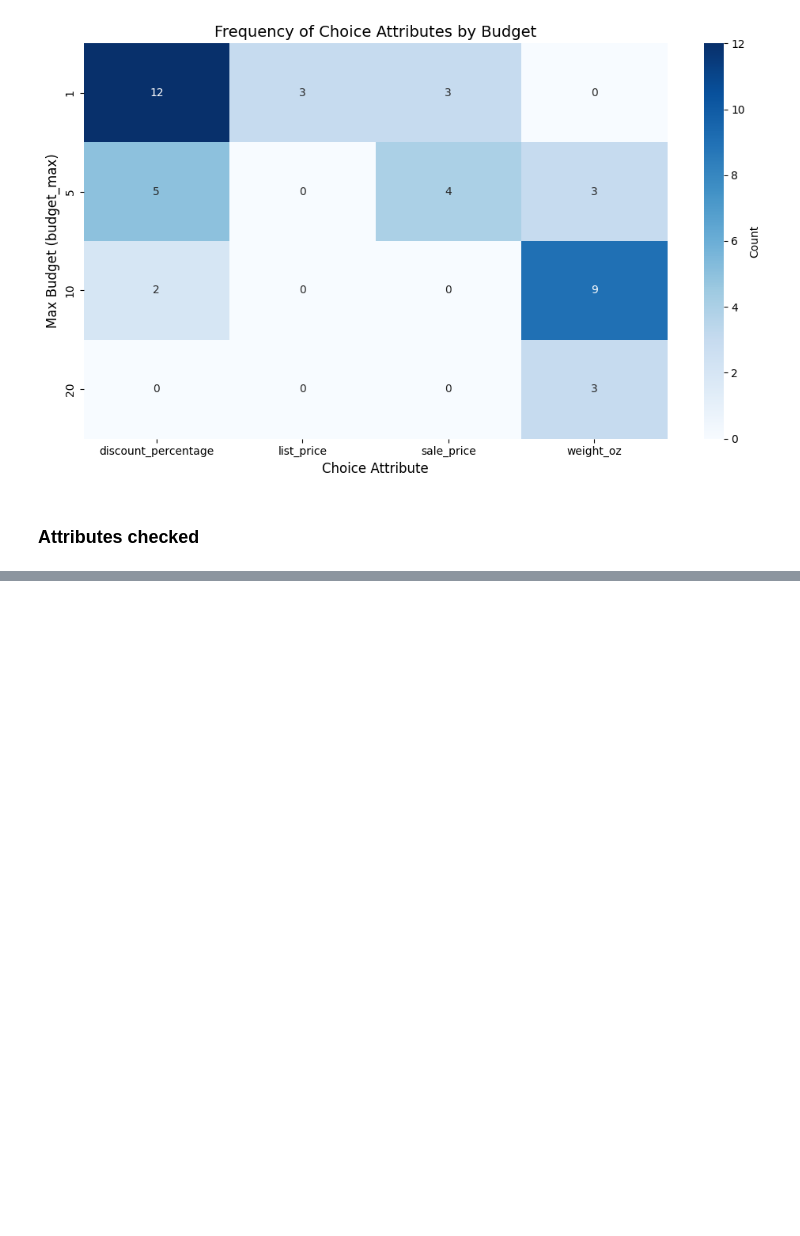
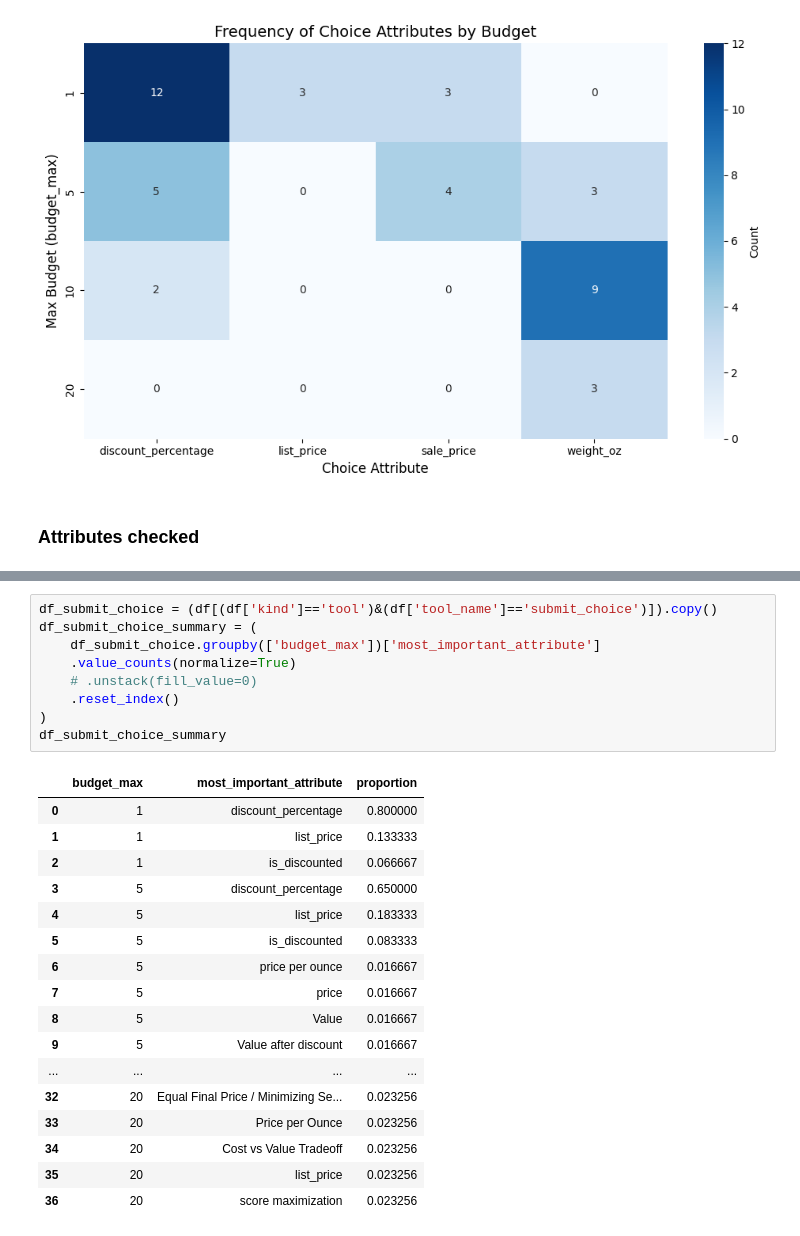
Before and after one commit to davoodwadi/toollab, a Jupyter notebook: src/tool_lab/analysis/analyze_promotion_discounthidden.ipynb, the cells around one changed output, grey strips where cells are left out. Drawn from its saved outputs; the diff is of its cells as text; blank space fills up the shorter version.

```diff
--- a/src/tool_lab/analysis/analyze_promotion_discounthidden.ipynb
+++ b/src/tool_lab/analysis/analyze_promotion_discounthidden.ipynb
@@ -589,0 +643,27 @@ Name: session_name, dtype: int64
+# %%
+df_submit_choice = (df[(df['kind']=='tool')&(df['tool_name']=='submit_choice')]).copy()
+df_submit_choice_summary = (
+    df_submit_choice.groupby(['budget_max'])['most_important_attribute']
+    .value_counts(normalize=True)
+    # .unstack(fill_value=0)
+    .reset_index()
+)
+df_submit_choice_summary
+# %% [output]
+|  | budget_max | most_important_attribute | proportion |
+| 0 | 1 | discount_percentage | 0.800000 |
+| 1 | 1 | list_price | 0.133333 |
+| 2 | 1 | is_discounted | 0.066667 |
+| 3 | 5 | discount_percentage | 0.650000 |
+| 4 | 5 | list_price | 0.183333 |
+| 5 | 5 | is_discounted | 0.083333 |
+| 6 | 5 | price per ounce | 0.016667 |
+| 7 | 5 | price | 0.016667 |
+| 8 | 5 | Value | 0.016667 |
+| 9 | 5 | Value after discount | 0.016667 |
+| ... | ... | ... | ... |
+| 32 | 20 | Equal Final Price / Minimizing Se... | 0.023256 |
+| 33 | 20 | Price per Ounce | 0.023256 |
+| 34 | 20 | Cost vs Value Tradeoff | 0.023256 |
+| 35 | 20 | list_price | 0.023256 |
+| 36 | 20 | score maximization | 0.023256 |
```
Also changed, not shown: parts of 11 cells of this notebook, 22 other files.
